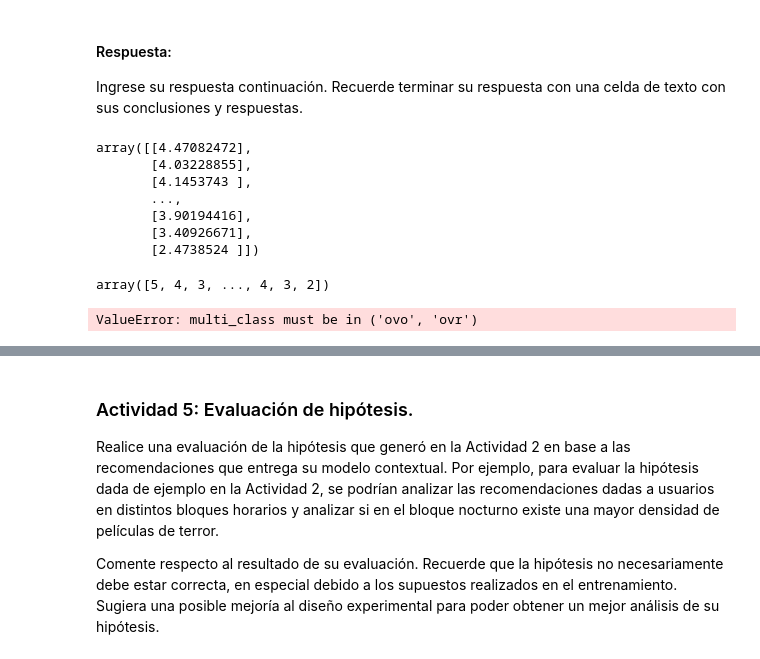
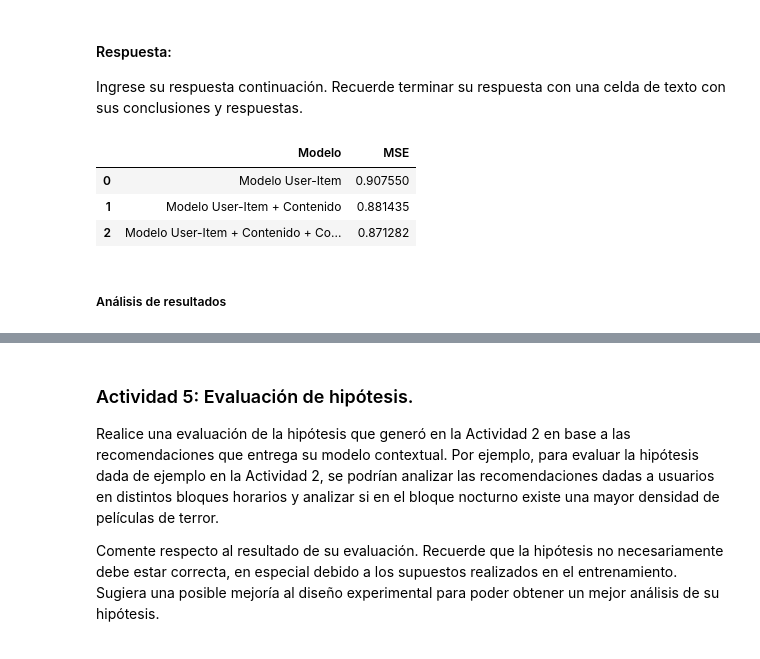
Before and after one commit to igmendozac/Sistemas_Recomendadores, a Jupyter notebook: Notebooks/Tarea_3{Ivan}_{Mendoza}_{Sebastian}_{Castelblanco}.ipynb, the cells around one changed output, grey strips where cells are left out. Saved outputs shown, nothing was run; the diff lists cells and outputs as text; code cells hidden in the pictures.

```diff
--- a/Notebooks/Tarea_3{Ivan}_{Mendoza}_{Sebastian}_{Castelblanco}.ipynb
+++ b/Notebooks/Tarea_3{Ivan}_{Mendoza}_{Sebastian}_{Castelblanco}.ipynb
@@ -298,6 +302,17 @@ df_total.head()
 Ingrese su respuesta continuación. Recuerde terminar su respuesta con una celda de texto con sus conclusiones y respuestas.
 # %% [markdown]
 ##### Modelo User-Item y Rating
+# %%
+features = ["userid", "itemid", "gender", "age", "release_year", "Estacion"]
+
+# Crear un diccionario para almacenar los LabelEncoders
+label_encoders = {}
+
+for feat in features:
+    lbe = LabelEncoder()
+    df_total[feat] = lbe.fit_transform(df_total[feat])
+    # Guardar el LabelEncoder en el diccionario
+    label_encoders[feat] = lbe
 # %%
 sparse_features = ["userid", "itemid"]
 target = 'rating'
@@ -329,7 +344,7 @@ test_model_input1 = [np.array(test[feat]) for feat in user_sparse_features + ite
 test_target1 = np.array(test['rating'])
 
 # Entrenar el modelo por al menos 12 épocas
-history1 = model1.fit(train_model_input1, train_target1, batch_size=256, epochs=50, verbose=2, validation_split=0.2)
+history1 = model1.fit(train_model_input1, train_target1, batch_size=256, epochs=12, verbose=2, validation_split=0.2)
 # %% [output]
 cpu
 Train on 64000 samples, validate on 16000 samples, 250 steps per epoch
@@ -354,10 +369,6 @@ Epoch 50/50
 sparse_features = ["userid", "itemid", "gender", "age", "release_year"]
 target = ['rating']
 # %%
-for feat in sparse_features:
-    lbe = LabelEncoder()
-    df_total[feat] = lbe.fit_transform(df_total[feat])
-
 def split(x):
     key_ans = x.split('|')
     for key in key_ans:
@@ -516,50 +523,38 @@ Genere una tabla comparando el rendimiento de los tres modelos generados. Evalú
 #### Respuesta:
 
 Ingrese su respuesta continuación. Recuerde terminar su respuesta con una celda de texto con sus conclusiones y respuestas.
-# %%
-preds1
-# %% [output]
-array([[4.47082472],
-       [4.03228855],
-       [4.1453743 ],
-       ...,
-       [3.90194416],
-       [3.40926671],
-       [2.4738524 ]])
-# %%
-test_target1
-# %% [output]
-array([5, 4, 3, ..., 4, 3, 2])
 # %%
 from sklearn.metrics import roc_auc_score
-
-# Supongamos que tienes tres modelos llamados model1, model2 y model3
 
 # Evaluar el primer modelo (solo interacciones)
 preds1 = model1.predict(test_model_input1)
 mse1 = mean_squared_error(test_target1, preds1)
-auc1 = roc_auc_score(test_target1, preds1)
+# auc1 = roc_auc_score(test_target1, preds1)
 
 # Evaluar el segundo modelo (interacciones + características de contenido)
 preds2 = model2.predict(test_model_input2)
 mse2 = mean_squared_error(test_target2, preds2)
-auc2 = roc_auc_score(test_target2, preds2)
+# auc2 = roc_auc_score(test_target2, preds2)
 
 # Evaluar el tercer modelo (con característica contextual)
 preds3 = model3.predict(test_model_input3)
 mse3 = mean_squared_error(test_target3, preds3)
-auc3 = roc_auc_score(test_target3, preds3)
+# auc3 = roc_auc_score(test_target3, preds3)
 
 # Crear una tabla comparativa
 import pandas as pd
 
 data = {
-    'Modelo': ['Modelo 1', 'Modelo 2', 'Modelo 3'],
-    'AUC': [auc1, auc2, auc3],
+    'Modelo': ['Modelo User-Item', 'Modelo User-Item + Contenido', 'Modelo User-Item + Contenido + Contexto'],
     'MSE': [mse1, mse2, mse3]
 }
 
-df = pd.DataFrame(data)
-print(df)
+df_metrics = pd.DataFrame(data)
+df_metrics
 # %% [output]
-ValueError: multi_class must be in ('ovo', 'ovr')
+|  | Modelo | MSE |
+| 0 | Modelo User-Item | 0.907550 |
+| 1 | Modelo User-Item + Contenido | 0.881435 |
+| 2 | Modelo User-Item + Contenido + Co... | 0.871282 |
+# %% [markdown]
+##### Análisis de resultados
```
Also changed, not shown: parts of 12 cells of this notebook.
